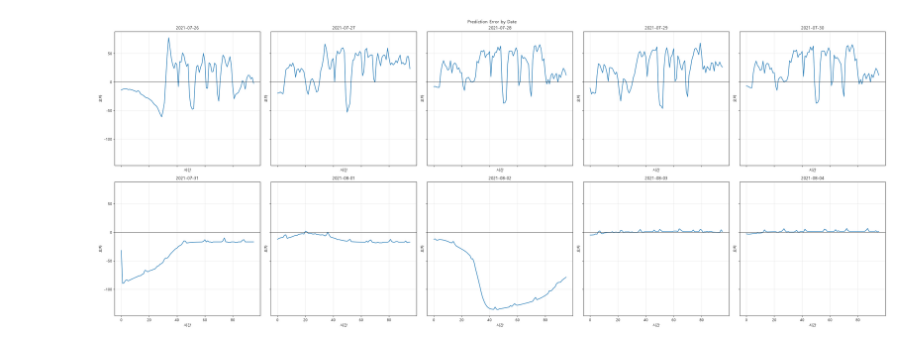
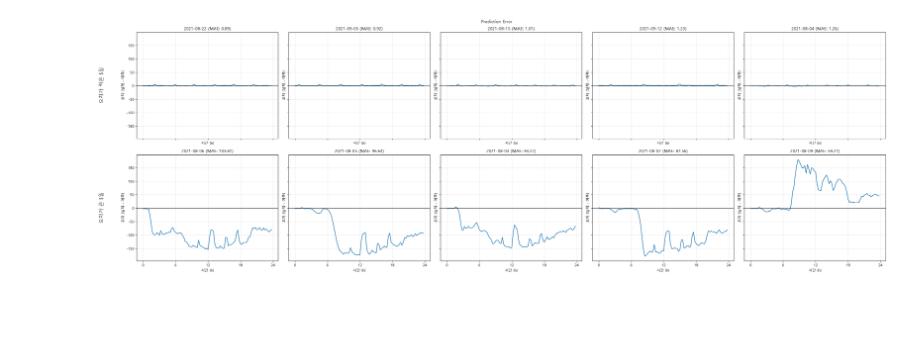
Before and after one commit to Jon-Irenicus/kamp_ai_competition, a Jupyter notebook: LSTM_prediction.ipynb, the cells around one changed output. Saved outputs shown, nothing was run; the diff lists cells and outputs as text; code cells hidden in the pictures; blank space fills up the shorter version.

```diff
--- a/LSTM_prediction.ipynb
+++ b/LSTM_prediction.ipynb
@@ -162,9 +190,9 @@ for epoch in range(num_epoch):
 
     model.train()
 
-    for x, y in train_loader:
-        x, y = x.to(device), y.to(device)
-        pred = model(x)
+    for x, c, y in train_loader:
+        x, c, y = x.to(device), c.to(device), y.to(device)
+        pred = model(x, c)
         loss = criterion(pred, y)
 
         optimizer.zero_grad()
@@ -176,14 +204,16 @@ for epoch in range(num_epoch):
     model.eval()
 
     with torch.no_grad():
-        for x, y in valid_loader:
-            x, y = x.to(device), y.to(device)
-            pred = model(x)
+        for x, c, y in valid_loader:
+            x, c, y = x.to(device), c.to(device), y.to(device)
+            pred = model(x, c)
             loss = criterion(pred, y)
             valid_loss += loss.item()
 
     train_loss /= len(train_loader)
     valid_loss /= len(valid_loader)
+
+    scheduler.step(valid_loss)
 
     train_loss_graph.append(train_loss)
     valid_loss_graph.append(valid_loss)
@@ -230,9 +262,9 @@ pred_graph = []
 y_graph = []
 
 with torch.no_grad():
-    for x, y in test_loader:
-        x, y = x.to(device), y.to(device)
-        pred = model(x)
+    for x, c, y in test_loader:
+        x, c, y = x.to(device), c.to(device), y.to(device)
+        pred = model(x, c)
 
         pred_transform = power_scaler.inverse_transform(
             pred.detach().cpu().numpy().reshape(-1, 1)
@@ -277,22 +325,20 @@ plt.show()
 # %%
-test_dates = t_start[test_split][:len(loss)]
-daily_dates = test_dates.normalize()
-_, first_indices = np.unique(daily_dates, return_index=True)
-first_indices = np.sort(first_indices)
-num_days = min(10, len(first_indices))
-fig, axes = plt.subplots(2, 5, figsize=(40, 20), sharex=True, sharey=True)
+fig, axes = plt.subplots(2, 5, figsize=(30, 10), sharex=True, sharey=True)
 
-for i, ax in enumerate(axes.flat[:num_days]):
-    sample_idx = first_indices[i]
-    ax.plot(loss[sample_idx])
-    ax.axhline(0, color='black', linewidth=0.8)
-    ax.set_title(test_dates[sample_idx].strftime('%Y-%m-%d'))
-    ax.set_xlabel('시간')
-    ax.set_ylabel('오차')
-    ax.grid(alpha=0.3)
+for r, (row_axes, ds) in enumerate(zip(axes, selected)):
+    for ax, date, i in zip(row_axes, ds, pos(ds)):
+        ax.plot(hours, err_d[i])
+        ax.axhline(0, color='black', linewidth=0.8)
+        ax.set_title(f"{date:%Y-%m-%d} (MAE: {daily_mae[date]:.2f})")
+        ax.set_xlabel('시간 (h)')
+        ax.set_ylabel('오차 (실제 - 예측)')
+        ax.set_xticks(range(0, 25, 6))
+        ax.grid(alpha=0.3)
+    row_axes[0].text(-0.25, 0.5, row_labels[r], transform=row_axes[0].transAxes,
+                     rotation=90, va='center', ha='center', fontsize=14)
 
-fig.suptitle('Prediction Error by Date')
+fig.suptitle('Prediction Error')
 fig.tight_layout()
 plt.show()
 # %% [output]
-[figure, old version]
+[figure, new version]
```
Also changed, not shown: parts of 16 cells of this notebook, 3 other files.
